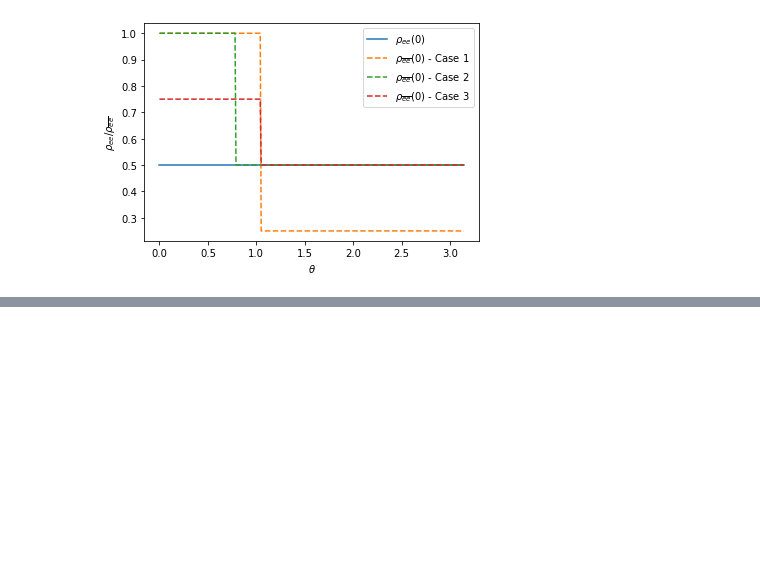
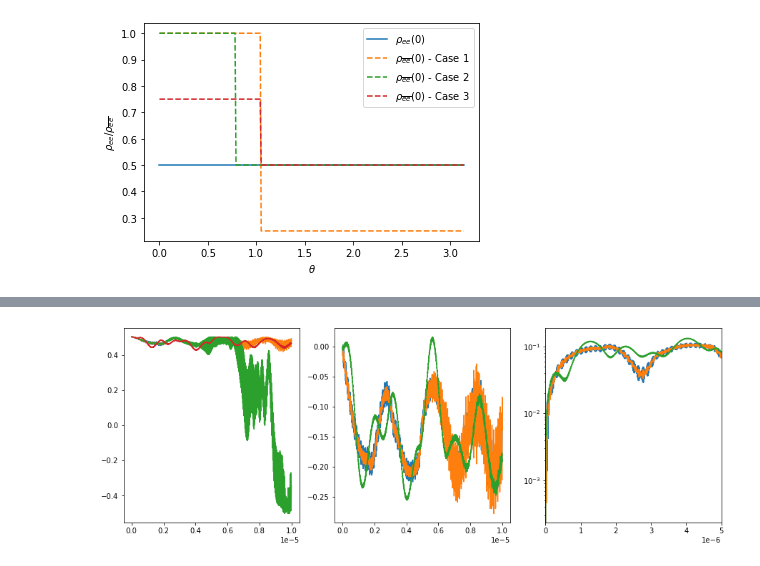
Before and after one commit to pedrodedin/Neutrino-Collective-Effects, a Jupyter notebook: Test_Fast_Oscillations.ipynb, the cells around one changed output, grey strips where cells are left out. Cells and saved outputs as stored; diff of their text form; code cells hidden in the pictures; blank space fills up the shorter version.

```diff
--- a/Test_Fast_Oscillations.ipynb
+++ b/Test_Fast_Oscillations.ipynb
@@ -203,0 +248,26 @@ KeyboardInterrupt:
+# %%
+theta_step=np.pi/theta_bins
+plt.figure(figsize=(15,5))
+plt.subplot(1,3,1)
+plt.plot(t/(3*10**5*from_eV_to_1_over_km),np.transpose(nu_NH,(0,1,3,2))[2][0][0]/theta_step)
+plt.plot(t/(3*10**5*from_eV_to_1_over_km),np.transpose(nu_NH,(0,1,3,2))[2][0][20]/theta_step)
+plt.plot(t/(3*10**5*from_eV_to_1_over_km),np.transpose(nu_NH,(0,1,3,2))[2][0][50]/theta_step)
+plt.plot(t/(3*10**5*from_eV_to_1_over_km),np.transpose(nu_NH,(0,1,3,2))[2][0][99]/theta_step)
+# plt.xlim(10**-4,2*10**-4)
+# plt.xlim(4.9*10**-6,5*10**-6)
+# plt.ylim(0.5024,0.5026)
+
+plt.subplot(1,3,2)
+plt.plot(t/(3*10**5*from_eV_to_1_over_km),np.transpose(nu_NH,(0,1,3,2))[0][0][0]/theta_step)
+plt.plot(t/(3*10**5*from_eV_to_1_over_km),np.transpose(nu_NH,(0,1,3,2))[0][0][20]/theta_step)
+plt.plot(t/(3*10**5*from_eV_to_1_over_km),np.transpose(nu_NH,(0,1,3,2))[0][0][99]/theta_step)
+# plt.xlim(0,10**-4)
+
+plt.subplot(1,3,3)
+plt.plot(t/(3*10**5*from_eV_to_1_over_km),rho_ex_NH_theta_time[0]/theta_step)
+plt.plot(t/(3*10**5*from_eV_to_1_over_km),rho_ex_NH_theta_time[20]/theta_step)
+plt.plot(t/(3*10**5*from_eV_to_1_over_km),rho_ex_NH_theta_time[99]/theta_step)
+plt.xlim(0,5*10**-6)
+plt.yscale('log')
+# %% [output]
+[figure, added]
```
Also changed, not shown: parts of 26 cells of this notebook.
